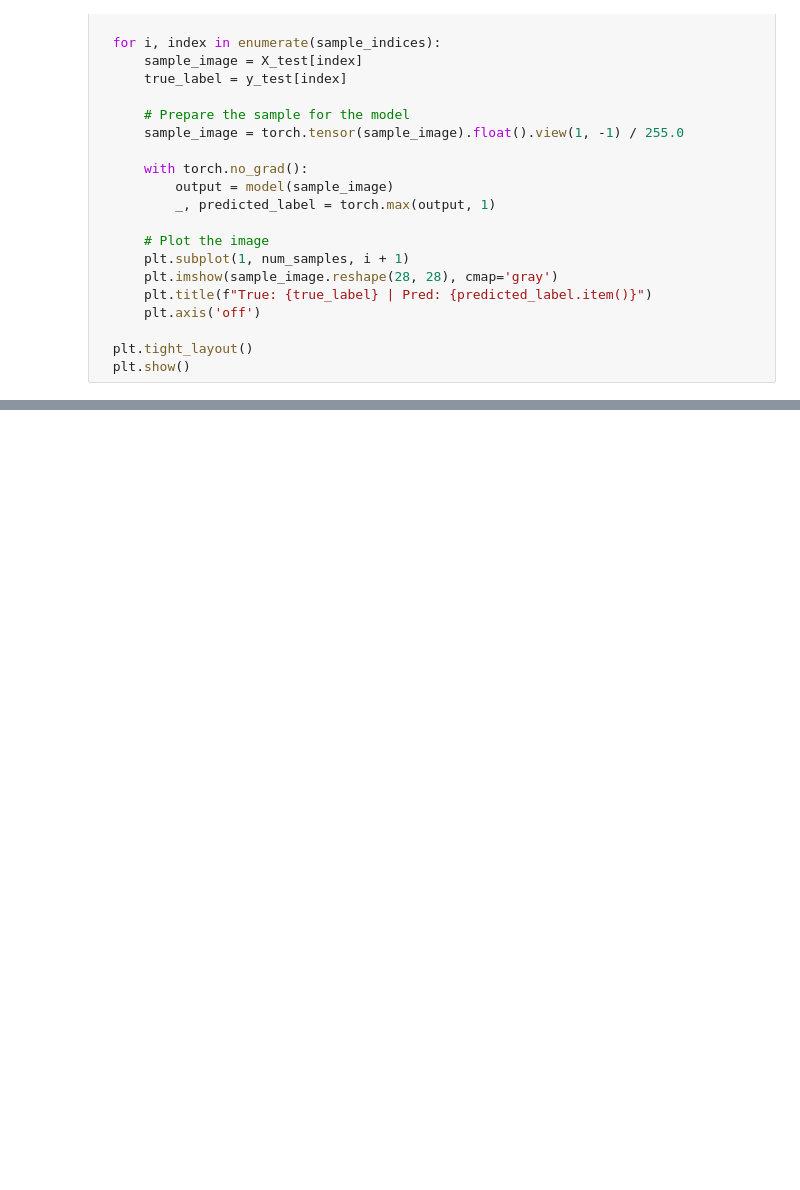
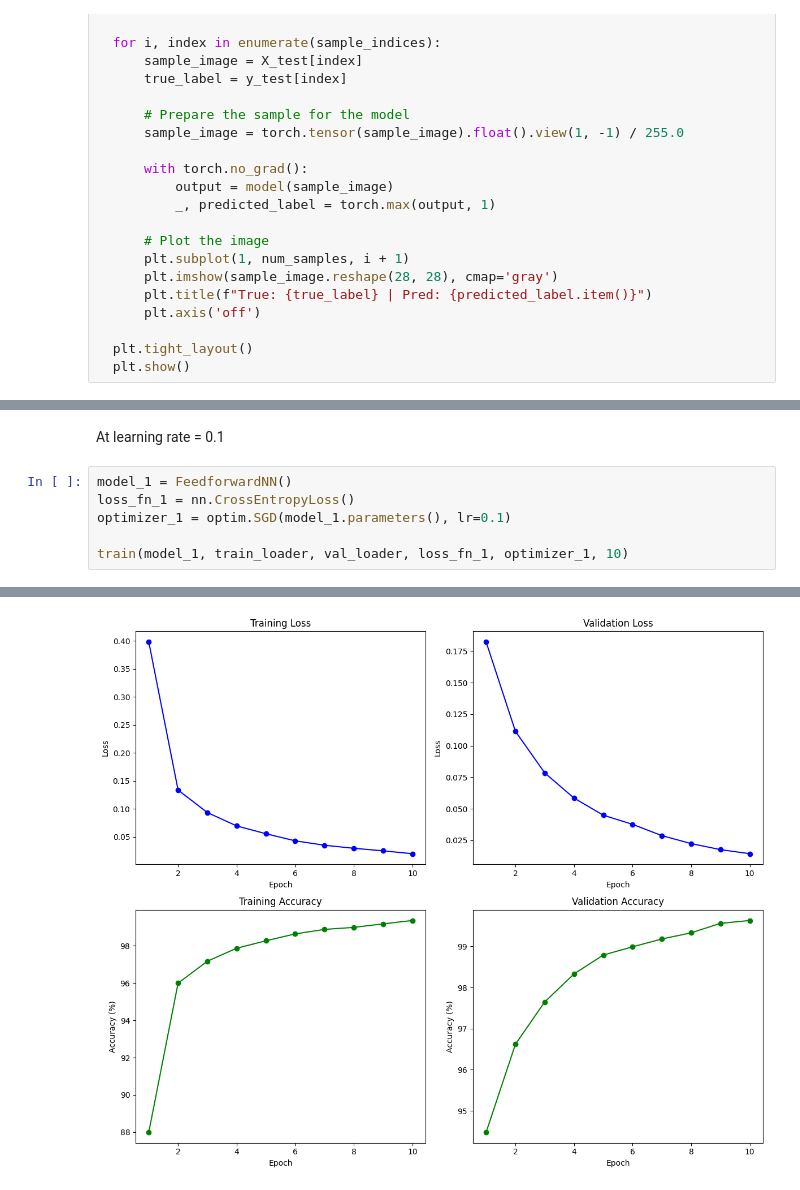
Before and after one commit to MennaMagdie/Machine-Learning-Labs, a Jupyter notebook: digit-recognition-system/neural_networks.ipynb, the cells around one changed output, grey strips where cells are left out. Saved outputs shown, nothing was run; the diff lists cells and outputs as text; blank space fills up the shorter version.

```diff
--- a/digit-recognition-system/neural_networks.ipynb
+++ b/digit-recognition-system/neural_networks.ipynb
@@ -319,0 +326,9 @@ Test Accuracy: 95.42%
+# %% [markdown]
+At learning rate = 0.1
+# %%
+model_1 = FeedforwardNN()
+loss_fn_1 = nn.CrossEntropyLoss()
+optimizer_1 = optim.SGD(model_1.parameters(), lr=0.1)
+
+train(model_1, train_loader, val_loader, loss_fn_1, optimizer_1, 10)
+# %% [output]
@@ -319,0 +352 @@ Test Accuracy: 95.42%
+[figure, added]
```
Also changed, not shown: parts of 56 cells of this notebook.
